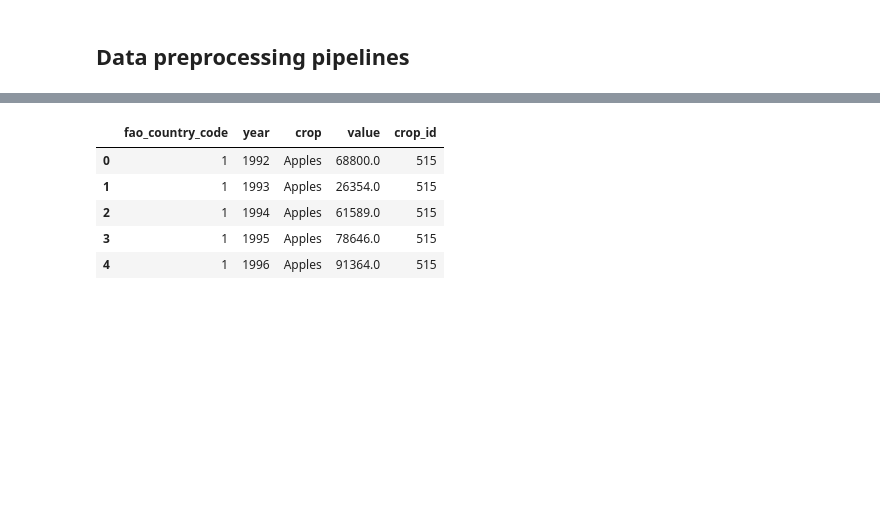
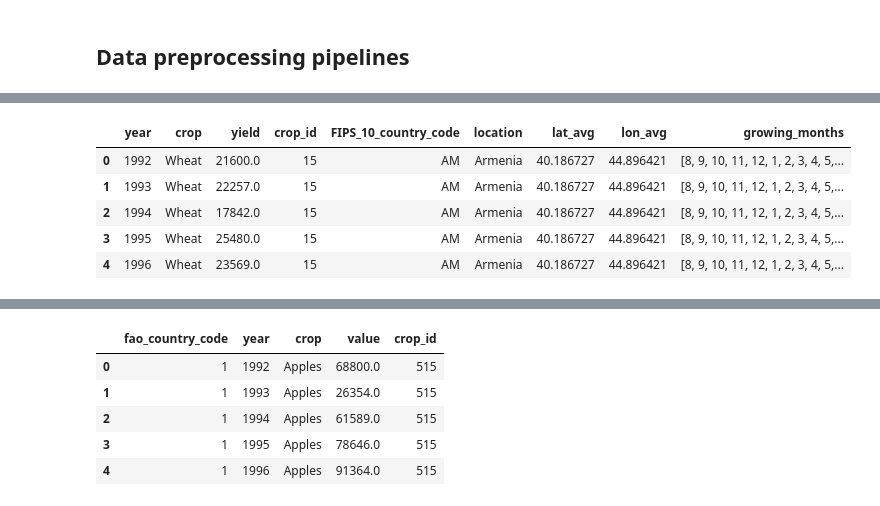
Before and after one commit to Donal-Flanagan/WBS_coding_school_data_science_bootcamp, a Jupyter notebook: climate_change_project/preprocessing_pipeline.ipynb, the cells around one changed output, grey strips where cells are left out. Cells and saved outputs as stored; diff of their text form; code cells hidden in the pictures; blank space fills up the shorter version.

```diff
--- a/climate_change_project/preprocessing_pipeline.ipynb
+++ b/climate_change_project/preprocessing_pipeline.ipynb
@@ -56,7 +56,10 @@ special_groups = [
     ]
 
 def combine_fips_noaa_fao_country_codes(df, fao_crop_yields):
-    '''Drop any countries not in the FAO crop yield data and map the country codes from the different sources'''
+    '''
+    Drop any countries not in the FAO crop yield data and map the country codes from the different sources.
+    Initial country codes are taken from a dictionary mapping standard FIPS-10 country codes to the NOAA country codes and FAO country names
+    '''
     # Extract the fao countries from the crop yield data
     fao_country_data = fao_crop_yields.groupby(['fao_country_name', 'fao_country_code']).year.agg(['min', 'max'])
     fao_country_data.reset_index(inplace=True)
@@ -178,13 +181,55 @@ def assign_FIPS_10_country_codes_to_uvm_crop_calendar(crop_calendar, uwm_to_fips
     '''Add the new UWM regions to the existing NOAA/FAO FIPS data and add to the uwm data'''
     uwm_to_fips_country_map.update(dict(zip(country_codes_df.country_name, country_codes_df.FIPS_10_country_code)))
     crop_calendar['FIPS_10_country_code'] = crop_calendar.location.map(uwm_to_fips_country_map)
+    crop_calendar.drop('nation_code', axis=1, inplace=True)
     return crop_calendar
+
+def add_crop_ids_to_crop_calendar(crop_calendar, crop_ids):
+    crop_calendar = crop_calendar.merge(crop_ids, on='crop')
+    crop_calendar.drop(['unit', 'crop'], axis=1, inplace=True)
+    return crop_calendar
+
+def drop_non_fao_crops(crop_calendar, crop_ids):
+    return crop_calendar[crop_calendar.crop.isin(crop_ids.crop)]
+
+def drop_nan_dates(crop_calendar):
+    crop_calendar = crop_calendar[~crop_calendar.harvest_end_date.isna()]
+    crop_calendar = crop_calendar[~crop_calendar.plant_start_date.isna()]
+    return crop_calendar
+
+def _get_growing_months(row):
+    if row.plant_start_month < row.harvest_end_month:
+        return [i for i in range(row.plant_start_month, row.harvest_end_month+1)]
+    else:
+        growing_months = [i for i in range(row.plant_start_month, 13)]
+        growing_months.extend([j for j in range(1, row.harvest_end_month+1)])
+        return growing_months
+
+def reformat_uvm_dates(crop_calendar):
+    return (crop_calendar
+            .assign(harvest_end_month = crop_calendar.harvest_end_date.str.split('/')
+                    .apply(lambda x: x[0]).astype(int))
+            .assign(plant_start_month = crop_calendar.plant_start_date.str.split('/')
+                    .apply(lambda x: x[0]).astype(int))
+            .assign(growing_months = lambda x: x.apply(_get_growing_months, axis=1))
+            #.assign(growing_months = (_get_growing_months(plant_start_month, harvest_end_month)))
+            .drop(['harvest_end_date', 'plant_start_date', 'harvest_end_month', 'plant_start_month'], axis=1)
+           )
+
+def replace_fao_country_codes_with_FIPS(crop_yields, country_codes_df):
+    return crop_yields.merge(country_codes_df[['fao_country_code', 'FIPS_10_country_code']], on='fao_country_code').drop('fao_country_code', axis=1)
+
+def join_crop_yields_with_crop_calendar(crop_calendar, crop_yields):
+    return pd.merge(crop_yields, crop_calendar,  how='inner', on=['FIPS_10_country_code','crop_id'])
+
+
 
 fao_crop_yield_col_name_map = {
     'area_code': 'fao_country_code',
     'area': 'fao_country_name',
     'flag': 'fao_data_quality_id',
     'item_code': 'crop_id',
+    'value': 'yield',
 }
 
 fao_crop_ids_col_name_map = {
@@ -212,28 +257,24 @@ fao_crop_yields = (initial_fao_crop_yields
                    .pipe(rename_columns, fao_crop_yield_col_name_map)
                   )
 fao_crop_yield_units = (fao_crop_yields
+                        .pipe(start_pipeline)
                         .pipe(extract_fao_crop_yield_units)
                        )
-
-# Initial country codes are taken from a dictionary mapping standard
-# FIPS-10 country codes to the NOAA country codes and FAO country names
 country_codes = (pd.DataFrame(FIPS_10_country_codes)
-                .pipe(combine_fips_noaa_fao_country_codes, fao_crop_yields)
+                 .pipe(start_pipeline)
+                 .pipe(combine_fips_noaa_fao_country_codes, fao_crop_yields)
                 )
 fao_crop_yields = (fao_crop_yields
+                   .pipe(start_pipeline)
                    .pipe(combine_similar_fao_crops, fao_crop_ids)
-                    )
-
+                   .pipe(replace_fao_country_codes_with_FIPS, country_codes)
+                  )
 fao_crop_ids = (fao_crop_ids
+                .pipe(start_pipeline)
                 .pipe(drop_duplicated_fao_crop_names)
                 .pipe(drop_fao_crop_ids_not_in_crop_yields, fao_crop_yields)
                 .pipe(add_yield_units_to_fao_crop_ids, fao_crop_yield_units)
                )
-
-
-
-
-
 uwm_crop_calendar = (unprocessed_uwm_crop_calendar
                      .pipe(start_pipeline)
                      .pipe(clean_col_names)
@@ -244,11 +285,34 @@ uwm_crop_calendar = (unprocessed_uwm_crop_calendar
                      .pipe(remove_unnecessary_uvm_crops)
                      .pipe(refactor_uvm_winter_vegetables_crop)
                      .pipe(assign_FIPS_10_country_codes_to_uvm_crop_calendar, uwm_location_to_fips_country_map, country_codes)
-                     .pipe(remove_unnecessary_columns, ['crop_name_in_original_data'])
+                     .pipe(remove_unnecessary_columns, ['crop_name_in_original_data', 'state_code', 'county_code', 'location_code'])
+                     .pipe(drop_non_fao_crops, fao_crop_ids)
+                     .pipe(add_crop_ids_to_crop_calendar, fao_crop_ids)
+                     .pipe(drop_nan_dates)
+                     .pipe(reformat_uvm_dates)
+                     .pipe(join_crop_yields_with_crop_calendar, fao_crop_yields)
                     )
+
+
+# fao_crop_yields = (fao_crop_yields
+#                   )
 
 print('fao_crop_yields: ', fao_crop_yields.shape)
 print('fao_crop_ids: ', fao_crop_ids.shape)
 print('country_codes: ', country_codes.shape)
 print('uwm_crop_calendar: ', uwm_crop_calendar.shape)
+
+
+
+'''
+Do I need to drop country-crop yields that don't have a crop calendar?
+I cannot use them to train the model if I don't know when the crop is planted in that country
+Group yields by country and crop
+Group calendars by country and crop
+
+Compare...
+
+Or group all calendars per crop to see how the growth period varies per crop
+'''
+uwm_crop_calendar.head()
 # %% [output]
@@ -258,0 +323,6 @@ uwm_crop_calendar:  (1451, 11)
+|  | year | crop | yield | crop_id | FIPS_10_country_code | location | lat_avg | lon_avg | growing_months |
+| 0 | 1992 | Wheat | 21600.0 | 15 | AM | Armenia | 40.186727 | 44.896421 | [8, 9, 10, 11, 12, 1, 2, 3, 4, 5,... |
+| 1 | 1993 | Wheat | 22257.0 | 15 | AM | Armenia | 40.186727 | 44.896421 | [8, 9, 10, 11, 12, 1, 2, 3, 4, 5,... |
+| 2 | 1994 | Wheat | 17842.0 | 15 | AM | Armenia | 40.186727 | 44.896421 | [8, 9, 10, 11, 12, 1, 2, 3, 4, 5,... |
+| 3 | 1995 | Wheat | 25480.0 | 15 | AM | Armenia | 40.186727 | 44.896421 | [8, 9, 10, 11, 12, 1, 2, 3, 4, 5,... |
+| 4 | 1996 | Wheat | 23569.0 | 15 | AM | Armenia | 40.186727 | 44.896421 | [8, 9, 10, 11, 12, 1, 2, 3, 4, 5,... |
```
Also changed, not shown: parts of 13 cells of this notebook.
